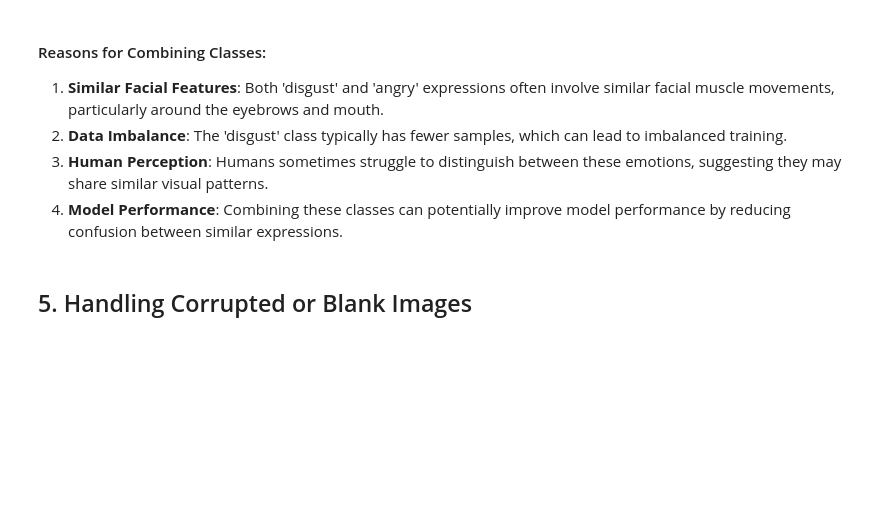
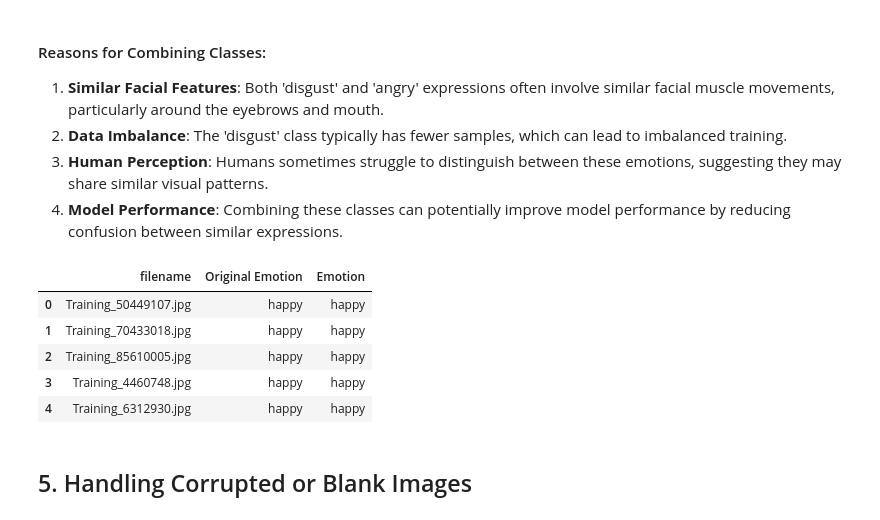
Before and after one commit to margavera/Facial-Expressions-Image-Classification, a Jupyter notebook: notebooks/EDA_Facial_Expressions.ipynb, the cells around one changed output. Cells and saved outputs as stored; diff of their text form; code cells hidden in the pictures; blank space fills up the shorter version.

```diff
--- a/notebooks/EDA_Facial_Expressions.ipynb
+++ b/notebooks/EDA_Facial_Expressions.ipynb
@@ -166,6 +166,15 @@ Test Set Distribution (After Combining 'disgust' into 'angry'):
 2. **Data Imbalance**: The 'disgust' class typically has fewer samples, which can lead to imbalanced training.
 3. **Human Perception**: Humans sometimes struggle to distinguish between these emotions, suggesting they may share similar visual patterns.
 4. **Model Performance**: Combining these classes can potentially improve model performance by reducing confusion between similar expressions.
+# %%
+train_df.head()
+# %% [output]
+|  | filename | Original Emotion | Emotion |
+| 0 | Training_50449107.jpg | happy | happy |
+| 1 | Training_70433018.jpg | happy | happy |
+| 2 | Training_85610005.jpg | happy | happy |
+| 3 | Training_4460748.jpg | happy | happy |
+| 4 | Training_6312930.jpg | happy | happy |
 # %% [markdown]
 ## 5. Handling Corrupted or Blank Images
 # %% [markdown]
```
Also changed, not shown: parts of 26 cells of this notebook, 3 other files.
